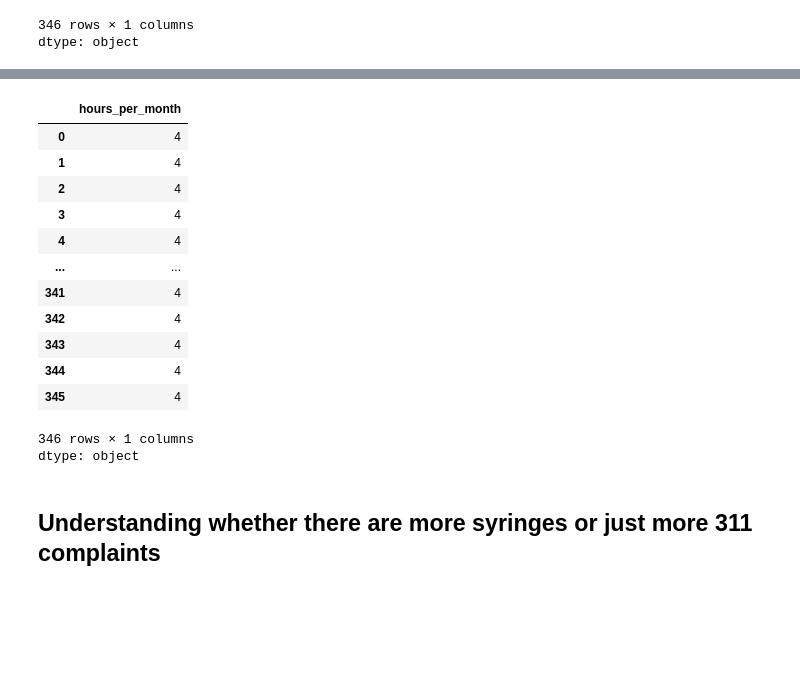
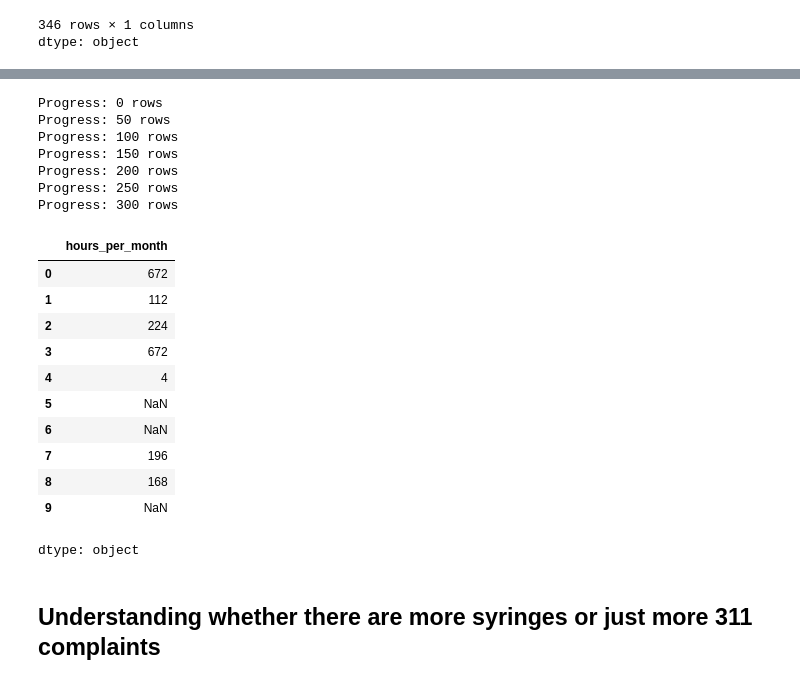
Before and after one commit to abretti/em212-applied-data-science, a Jupyter notebook: Final_Project.ipynb, the cells around one changed output, grey strips where cells are left out. Cells and saved outputs as stored; diff of their text form; code cells hidden in the pictures; blank space fills up the shorter version.

Commit message:
Improved Gemini prompt and successfully parsed site opening hours

```diff
--- a/Final_Project.ipynb
+++ b/Final_Project.ipynb
@@ -340,6 +313,0 @@ for i in range(len(dropoff_sites)):
-# %%
-dropoff_sites.hours_per_month = dropoff_sites.hours_per_month.str.replace('hours', '')
-# %%
-dropoff_sites.hours_per_month = dropoff_sites.hours_per_month.str.replace('\n', '')
-# %%
-dropoff_sites.hours_per_month = dropoff_sites.hours_per_month.str.strip()
@@ -346,19 +365,52 @@ dropoff_sites.hours_per_month = dropoff_sites.hours_per_month.str.strip()
+# %%
+# Calculate the opening hours per month for each site
+from pydantic import BaseModel
+
+class Response(BaseModel):
+  logical: str
+  hours_per_month: int
+
+for i in range(len(dropoff_sites)):
+  response = client.models.generate_content(
+      model='gemini-2.0-flash',
+      contents=f'''The site hours are {dropoff_sites.loc[i, 'days_hours']}. Does this make logical sense, Yes or No?
+      How many hours in a 28-day month is the site open?''',
+      config={
+          'response_mime_type': 'application/json',
+          'response_schema': list[Response],
+      },
+  )
+  # Save the calculated hours
+  if response.parsed[0].logical == 'Yes':
+    dropoff_sites.loc[i, 'hours_per_month'] = response.parsed[0].hours_per_month
+  else:
+    dropoff_sites.loc[i, 'hours_per_month'] = np.nan
+
+  # Track progress
+  if i % 50 == 0:
+    print(f'Progress: {i} rows')
+# %% [output]
+Progress: 0 rows
+Progress: 50 rows
+Progress: 100 rows
+Progress: 150 rows
+Progress: 200 rows
+Progress: 250 rows
+Progress: 300 rows
 # %%
-dropoff_sites.hours_per_month
+dropoff_sites['hours_per_month'][0:10]
 # %% [output]
 |  | hours_per_month |
-| 0 | 4 |
-| 1 | 4 |
-| 2 | 4 |
-| 3 | 4 |
+| 0 | 672 |
+| 1 | 112 |
+| 2 | 224 |
+| 3 | 672 |
 | 4 | 4 |
-| ... | ... |
-| 341 | 4 |
-| 342 | 4 |
-| 343 | 4 |
-| 344 | 4 |
-| 345 | 4 |
+| 5 | NaN |
+| 6 | NaN |
+| 7 | 196 |
+| 8 | 168 |
+| 9 | NaN |
-346 rows × 1 columns
 dtype: object
 # %% [markdown]
 ## Understanding whether there are more syringes or just more 311 complaints
```
Also changed, not shown: parts of 9 cells of this notebook.
